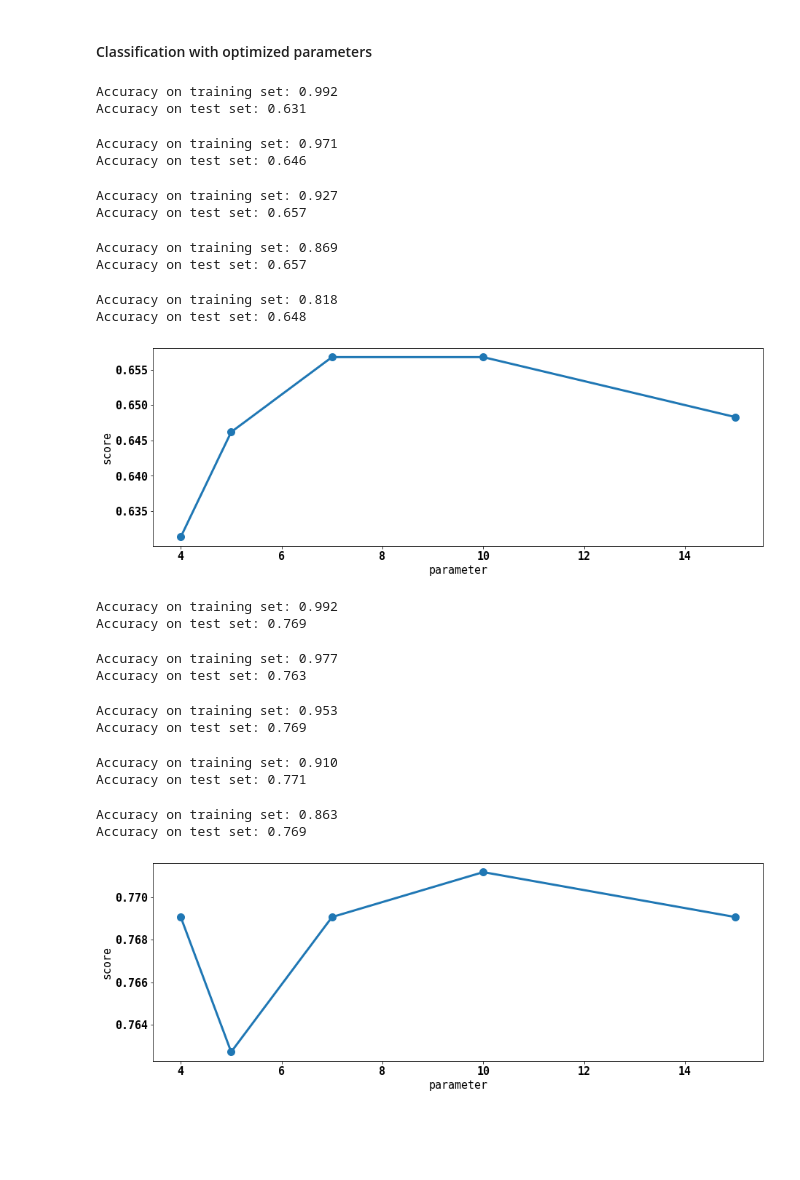
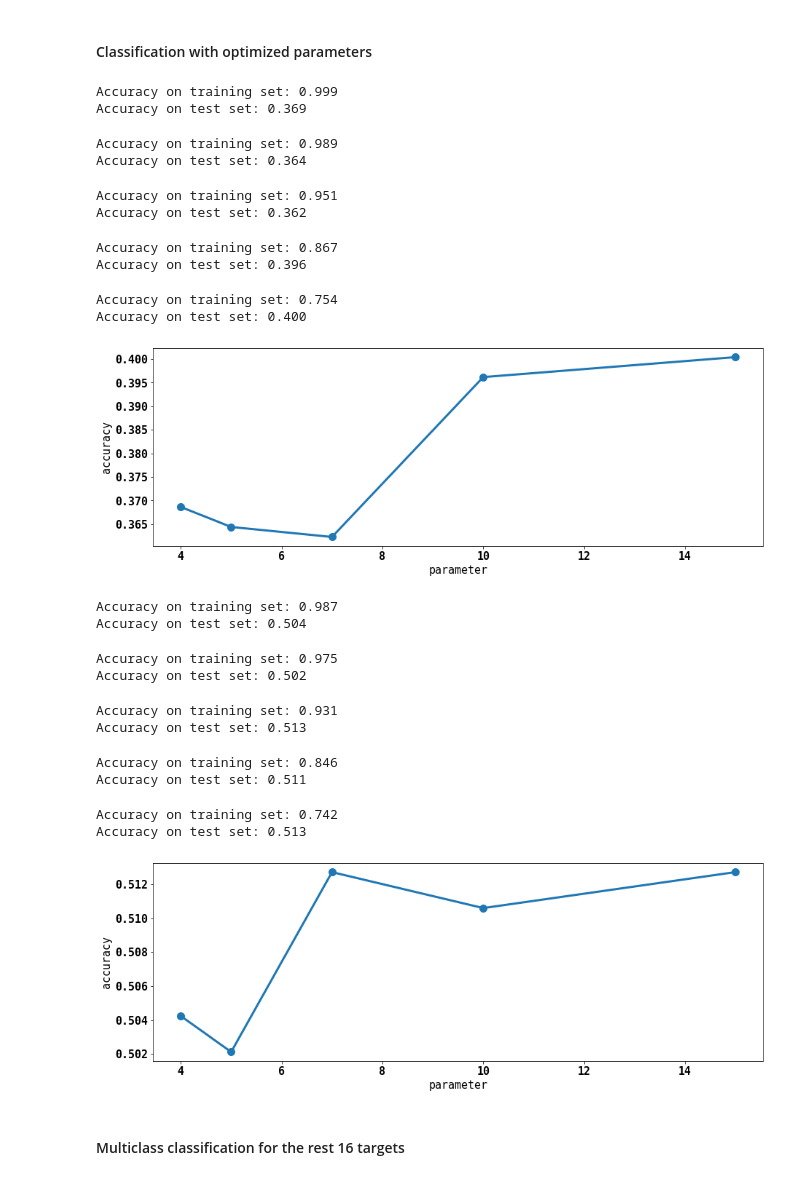
Before and after one commit to alintu/Assignments, a Jupyter notebook: Assignment_1.ipynb, the cells around one changed output. Cells and saved outputs as stored; diff of their text form; code cells hidden in the pictures; blank space fills up the shorter version.

```diff
--- a/Assignment_1.ipynb
+++ b/Assignment_1.ipynb
@@ -571,4 +571,9 @@ data_new = data.copy()
 # %%
 #define features
 
-X = data_new.iloc[:,1:13].values
+X = data.iloc[:,1:13].values
+
+#define targets
+
+y_alc = data.Alcohol
+y_amp = data.Amphet
@@ -607,8 +580,3 @@ data_new.head()
-# %%
-#define labels
-
-y_alc = data_new.New_Alcohol
-y_amp = data_new.New_Amphet
 # %% [markdown]
 #### Classification with default parameters
 # %%
@@ -664,53 +632,53 @@ forest4.fit(X_train, y_train)
 print("Accuracy on training set: {:.3f}".format(forest4.score(X_train, y_train)))
 print("Accuracy on test set: {:.3f}".format(forest4.score(X_test, y_test)))
 # %% [output]
-Accuracy on training set: 0.992
-Accuracy on test set: 0.631
+Accuracy on training set: 0.999
+Accuracy on test set: 0.369
 # %%
 forest5 = RandomForestClassifier(min_samples_split=5)
 forest5.fit(X_train, y_train)
 print("Accuracy on training set: {:.3f}".format(forest5.score(X_train, y_train)))
 print("Accuracy on test set: {:.3f}".format(forest5.score(X_test, y_test)))
 # %% [output]
-Accuracy on training set: 0.971
-Accuracy on test set: 0.646
+Accuracy on training set: 0.989
+Accuracy on test set: 0.364
 # %%
 forest7 = RandomForestClassifier(min_samples_split=7)
 forest7.fit(X_train, y_train)
 print("Accuracy on training set: {:.3f}".format(forest7.score(X_train, y_train)))
 print("Accuracy on test set: {:.3f}".format(forest7.score(X_test, y_test)))
 # %% [output]
-Accuracy on training set: 0.927
-Accuracy on test set: 0.657
+Accuracy on training set: 0.951
+Accuracy on test set: 0.362
 # %%
 forest10 = RandomForestClassifier(min_samples_split=10)
 forest10.fit(X_train, y_train)
 print("Accuracy on training set: {:.3f}".format(forest10.score(X_train, y_train)))
 print("Accuracy on test set: {:.3f}".format(forest10.score(X_test, y_test)))
 # %% [output]
-Accuracy on training set: 0.869
-Accuracy on test set: 0.657
+Accuracy on training set: 0.867
+Accuracy on test set: 0.396
 # %%
 forest15 = RandomForestClassifier(min_samples_split=15)
 forest15.fit(X_train, y_train)
 print("Accuracy on training set: {:.3f}".format(forest15.score(X_train, y_train)))
 print("Accuracy on test set: {:.3f}".format(forest15.score(X_test, y_test)))
 # %% [output]
-Accuracy on training set: 0.818
-Accuracy on test set: 0.648
+Accuracy on training set: 0.754
+Accuracy on test set: 0.400
 # %%
 parameter = np.array([4, 5, 7, 10, 15])
 score = np.array([forest4.score(X_test, y_test),
                   forest5.score(X_test, y_test),
                   forest7.score(X_test, y_test),
                   forest10.score(X_test, y_test),
                   forest15.score(X_test, y_test)])
 plt.xlabel("parameter")
-plt.ylabel("score")
+plt.ylabel("accuracy")
 plt.plot(parameter, score, linestyle = '-', marker = 'o')
 plt.show()
 # %% [output]
-[figure, old version]
+[figure, new version]
 # %%
 #target is Amphet
 
@@ -720,8 +688,8 @@ forest4.fit(X_train, y_train)
 print("Accuracy on training set: {:.3f}".format(forest4.score(X_train, y_train)))
 print("Accuracy on test set: {:.3f}".format(forest4.score(X_test, y_test)))
 # %% [output]
-Accuracy on training set: 0.992
-Accuracy on test set: 0.769
+Accuracy on training set: 0.987
+Accuracy on test set: 0.504
 # %%
 X_train, X_test, y_train, y_test = train_test_split(X,y_amp, random_state=42)
 forest5 = RandomForestClassifier(min_samples_split=5)
@@ -729,8 +697,8 @@ forest5.fit(X_train, y_train)
 print("Accuracy on training set: {:.3f}".format(forest5.score(X_train, y_train)))
 print("Accuracy on test set: {:.3f}".format(forest5.score(X_test, y_test)))
 # %% [output]
-Accuracy on training set: 0.977
-Accuracy on test set: 0.763
+Accuracy on training set: 0.975
+Accuracy on test set: 0.502
 # %%
 X_train, X_test, y_train, y_test = train_test_split(X,y_amp, random_state=42)
 forest7 = RandomForestClassifier(min_samples_split=7)
@@ -738,8 +706,8 @@ forest7.fit(X_train, y_train)
 print("Accuracy on training set: {:.3f}".format(forest7.score(X_train, y_train)))
 print("Accuracy on test set: {:.3f}".format(forest7.score(X_test, y_test)))
 # %% [output]
-Accuracy on training set: 0.953
-Accuracy on test set: 0.769
+Accuracy on training set: 0.931
+Accuracy on test set: 0.513
 # %%
 X_train, X_test, y_train, y_test = train_test_split(X,y_amp, random_state=42)
 forest10 = RandomForestClassifier(min_samples_split=10)
@@ -747,8 +715,8 @@ forest10.fit(X_train, y_train)
 print("Accuracy on training set: {:.3f}".format(forest10.score(X_train, y_train)))
 print("Accuracy on test set: {:.3f}".format(forest10.score(X_test, y_test)))
 # %% [output]
-Accuracy on training set: 0.910
-Accuracy on test set: 0.771
+Accuracy on training set: 0.846
+Accuracy on test set: 0.511
 # %%
 X_train, X_test, y_train, y_test = train_test_split(X,y_amp, random_state=42)
 forest15 = RandomForestClassifier(min_samples_split=15)
@@ -756,8 +724,8 @@ forest15.fit(X_train, y_train)
 print("Accuracy on training set: {:.3f}".format(forest15.score(X_train, y_train)))
 print("Accuracy on test set: {:.3f}".format(forest15.score(X_test, y_test)))
 # %% [output]
-Accuracy on training set: 0.863
-Accuracy on test set: 0.769
+Accuracy on training set: 0.742
+Accuracy on test set: 0.513
 # %%
 parameter = np.array([4, 5, 7, 10, 15])
 score = np.array([forest4.score(X_test, y_test),
@@ -766,8 +734,10 @@ score = np.array([forest4.score(X_test, y_test),
                   forest10.score(X_test, y_test),
                   forest15.score(X_test, y_test)])
 plt.xlabel("parameter")
-plt.ylabel("score")
+plt.ylabel("accuracy")
 plt.plot(parameter, score, linestyle = '-', marker = 'o')
 plt.show()
 # %% [output]
-[figure, old version]
+[figure, new version]
+# %% [markdown]
+#### Multiclass classification for the rest 16 targets
```
Also changed, not shown: parts of 42 cells of this notebook.
